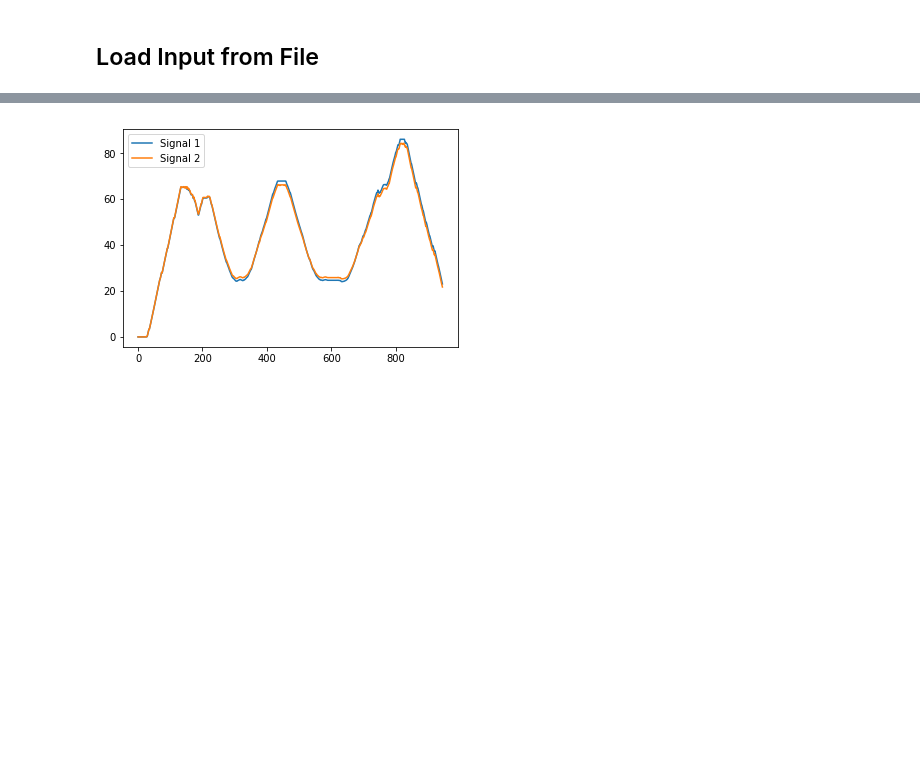
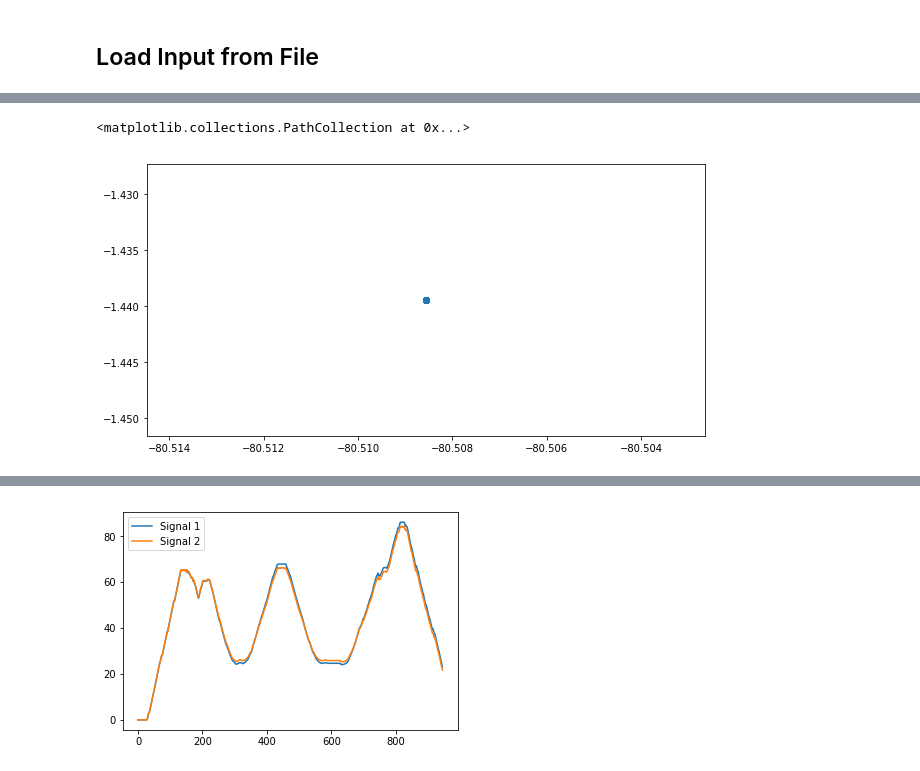
Before and after one commit to ethz-asl/fgsp, a Jupyter notebook: src/training_data_generation.ipynb, the cells around one changed output, grey strips where cells are left out. Saved outputs shown, nothing was run; the diff lists cells and outputs as text; code cells hidden in the pictures; blank space fills up the shorter version.

```diff
--- a/src/training_data_generation.ipynb
+++ b/src/training_data_generation.ipynb
@@ -246,0 +271,5 @@ Finished loading 2 datasets and 1 trajectories.
+# %%
+plt.scatter(opt_graph_coords[0][:,0], opt_graph_coords[0][:,1])
+# %% [output]
+<matplotlib.collections.PathCollection at 0x...>
+[figure, added]
```
Also changed, not shown: parts of 10 cells of this notebook, 8 other files.
